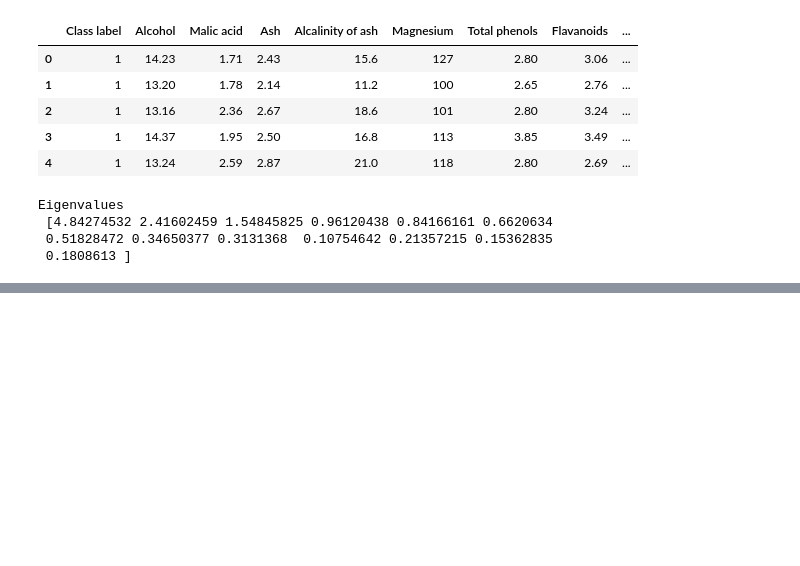
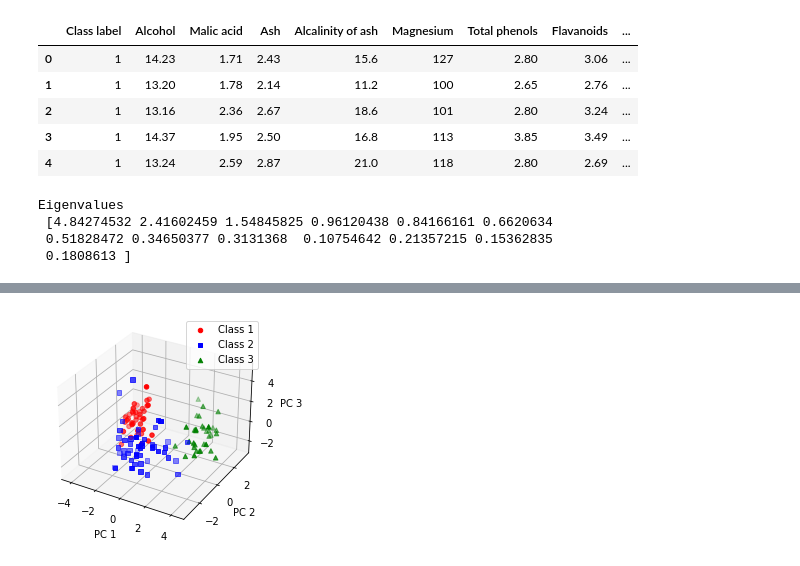
Before and after one commit to danwein8/ML_Book, a Jupyter notebook: ch05/Chapter5.ipynb, the cells around one changed output, grey strips where cells are left out. Drawn from its saved outputs; the diff is of its cells as text; code cells hidden in the pictures; blank space fills up the shorter version.

```diff
--- a/ch05/Chapter5.ipynb
+++ b/ch05/Chapter5.ipynb
@@ -48,0 +90,5 @@ Eigenvalues
+# %%
+w1 = np.hstack((eigen_pairs[0][1][:, np.newaxis],
+                eigen_pairs[1][1][:, np.newaxis],
+                eigen_pairs[2][1][:, np.newaxis]))
+print('Matrix W1:\n', w1)
@@ -48,0 +130,21 @@ Eigenvalues
+# %%
+fig = plt.figure()
+ax = fig.add_subplot(projection='3d')
+
+X_train_pca1 = X_train_std.dot(w1)
+colors = ['r', 'b', 'g']
+markers = ['o', 's', '^']
+
+for l, c, m in zip(np.unique(y_train), colors, markers):
+    ax.scatter(X_train_pca1[y_train == l, 0],
+                X_train_pca1[y_train == l, 1],
+                X_train_pca1[y_train == l, 2],
+                c=c, label=f'Class {l}', marker=m)
+
+ax.set_xlabel('PC 1')
+ax.set_ylabel('PC 2')
+ax.set_zlabel('PC 3')
+ax.legend(loc='best')
+plt.show()
+# %% [output]
+[figure, added]
```
Also changed, not shown: parts of 10 cells of this notebook.
